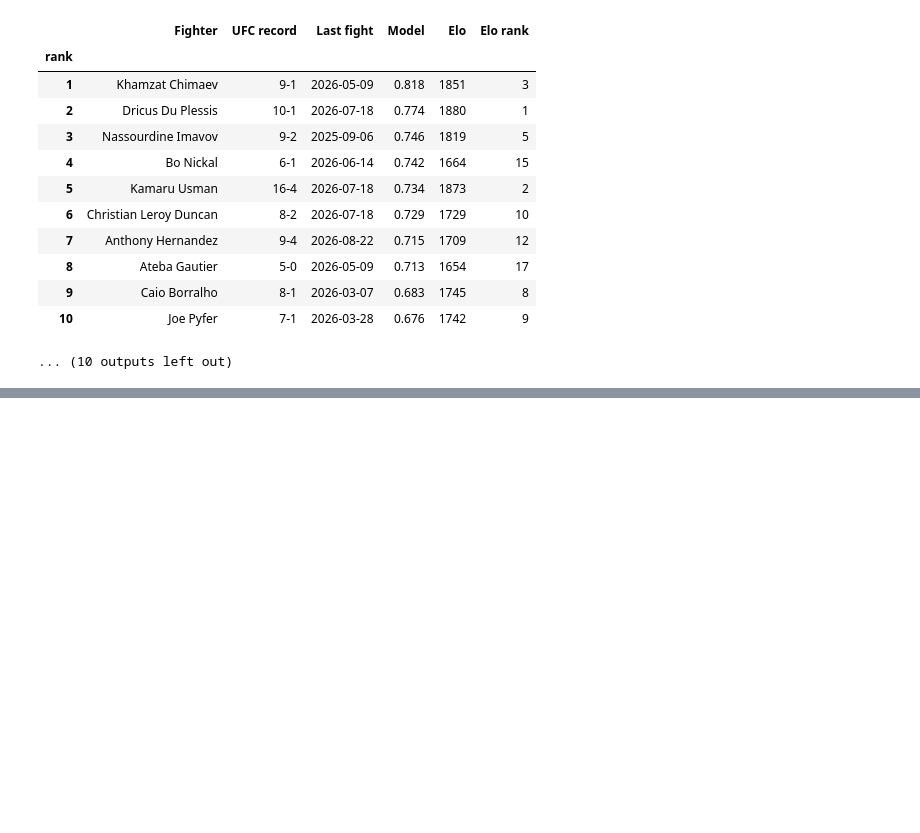
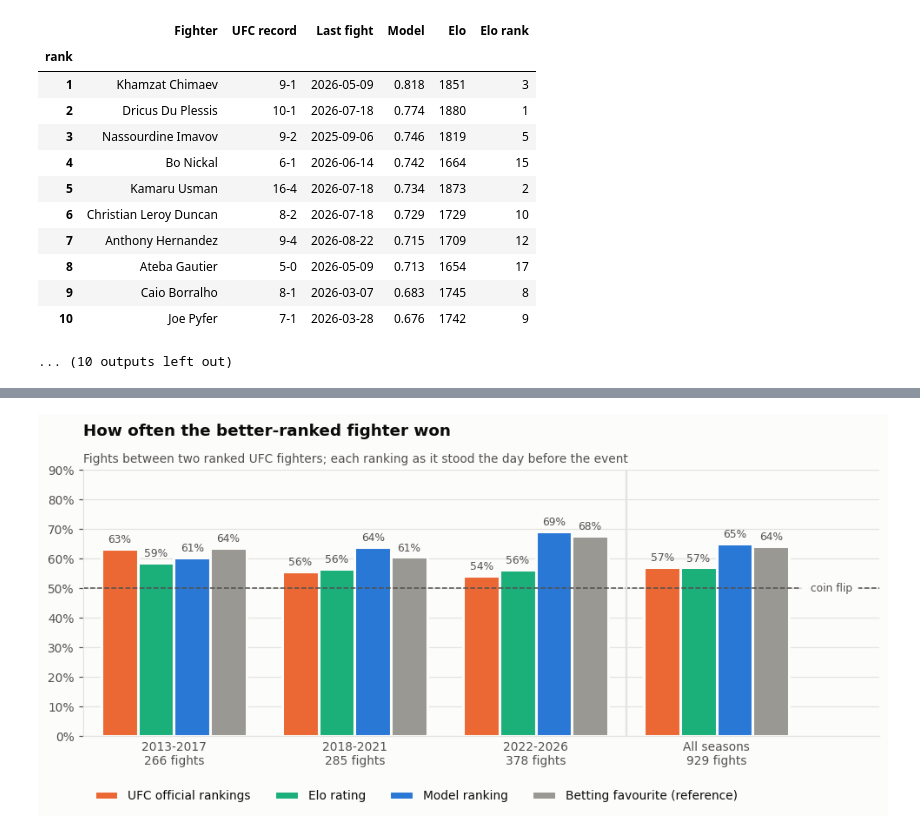
Before and after one commit to tnadiedjoa/Rating-UFC, a Jupyter notebook: UFC_Pipeline.ipynb, the cells around one changed output, grey strips where cells are left out. Drawn from its saved outputs; the diff is of its cells as text; code cells hidden in the pictures; blank space fills up the shorter version.

```diff
--- a/UFC_Pipeline.ipynb
+++ b/UFC_Pipeline.ipynb
@@ -263,0 +281,9 @@ Betting favourite     184     0.717                                  78.0
+# %%
+walk_forward = pd.read_csv(RANKING_WALK_FORWARD_CSV, parse_dates=['date'])
+plotting.setup()
+fig, ax = plotting.ranking_backtest_chart(accuracy_by_period(walk_forward))
+(ROOT_DIR / 'docs').mkdir(exist_ok=True)
+fig.savefig(ROOT_DIR / 'docs' / 'ranking_backtest.png', dpi=150)   # the figure of the README
+plt.show()
+# %% [output]
+[figure, added]
```
Also changed, not shown: parts of 7 cells of this notebook, 8 other files.
